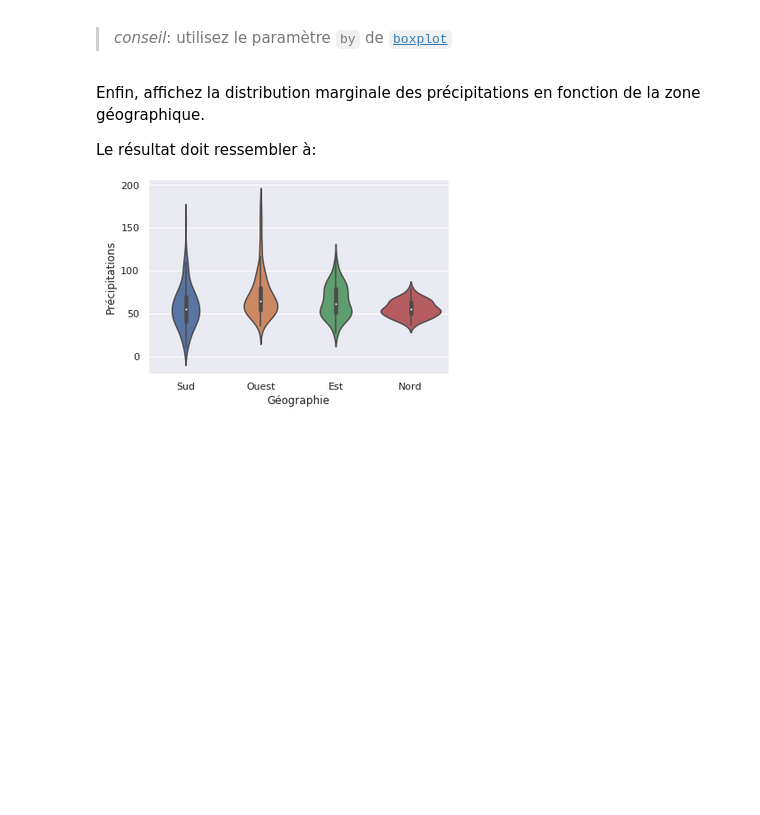
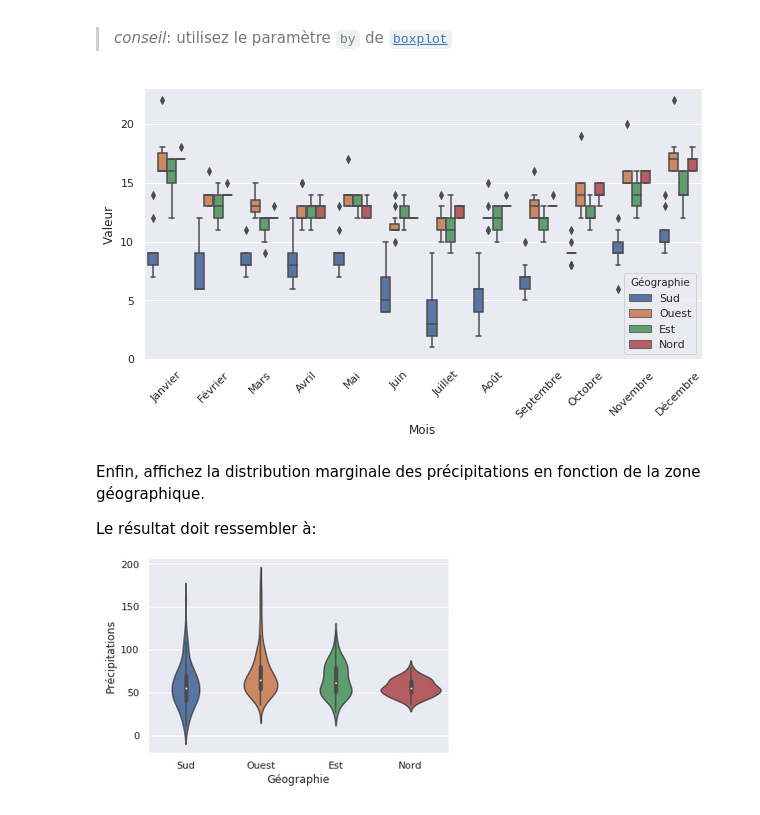
Before and after one commit to campusplage/compte-rendus-mullier_alberjaoui, a Jupyter notebook: TP1_pandas.ipynb, the cells around one changed output. Drawn from its saved outputs; the diff is of its cells as text; code cells hidden in the pictures; blank space fills up the shorter version.

```diff
--- a/TP1_pandas.ipynb
+++ b/TP1_pandas.ipynb
@@ -320,3 +394,18 @@ Sophistiquez l'affichage précédent pour que les distributions se fassent en fo
+# %%
+## boxplot par différentes zones géographiques....
+
+# Ajout de la couleur selon la 'Géographie'
+g = sns.boxplot(x='Mois', y='Valeur',
+                data=pivot_2[pivot_2.Grandeur == 'Jours de pluie'],
+                hue='Géographie');
+
+# on tourne les labels pour que ça soit plus joli
+for item in g.get_xticklabels():
+    item.set_rotation(45)
+# on agrandit la figure
+g.get_figure().set_size_inches(10,5)
+# %% [output]
+[figure, added]
 # %% [markdown]
 Enfin, affichez la distribution marginale des précipitations en fonction de la zone géographique.
 
```
Also changed, not shown: parts of 13 cells of this notebook.
